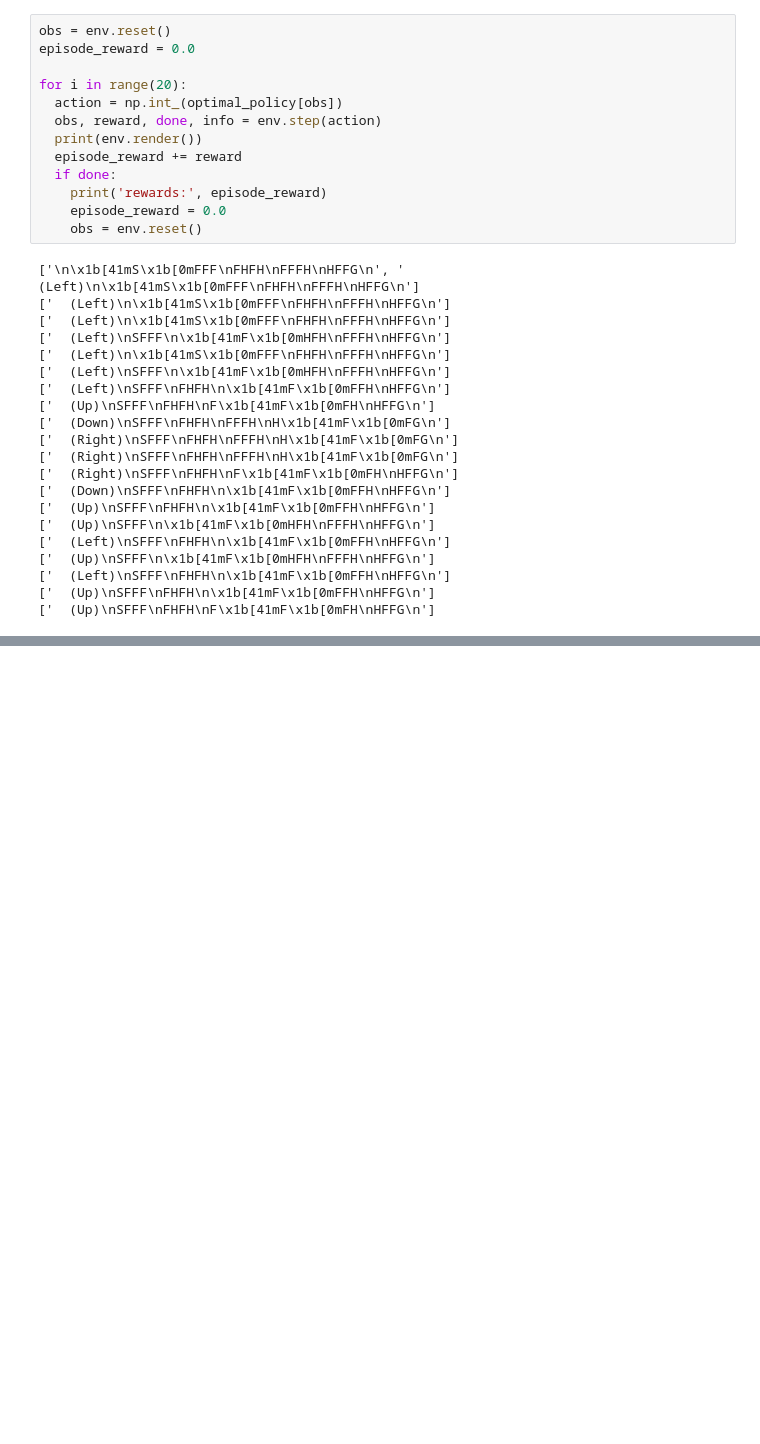
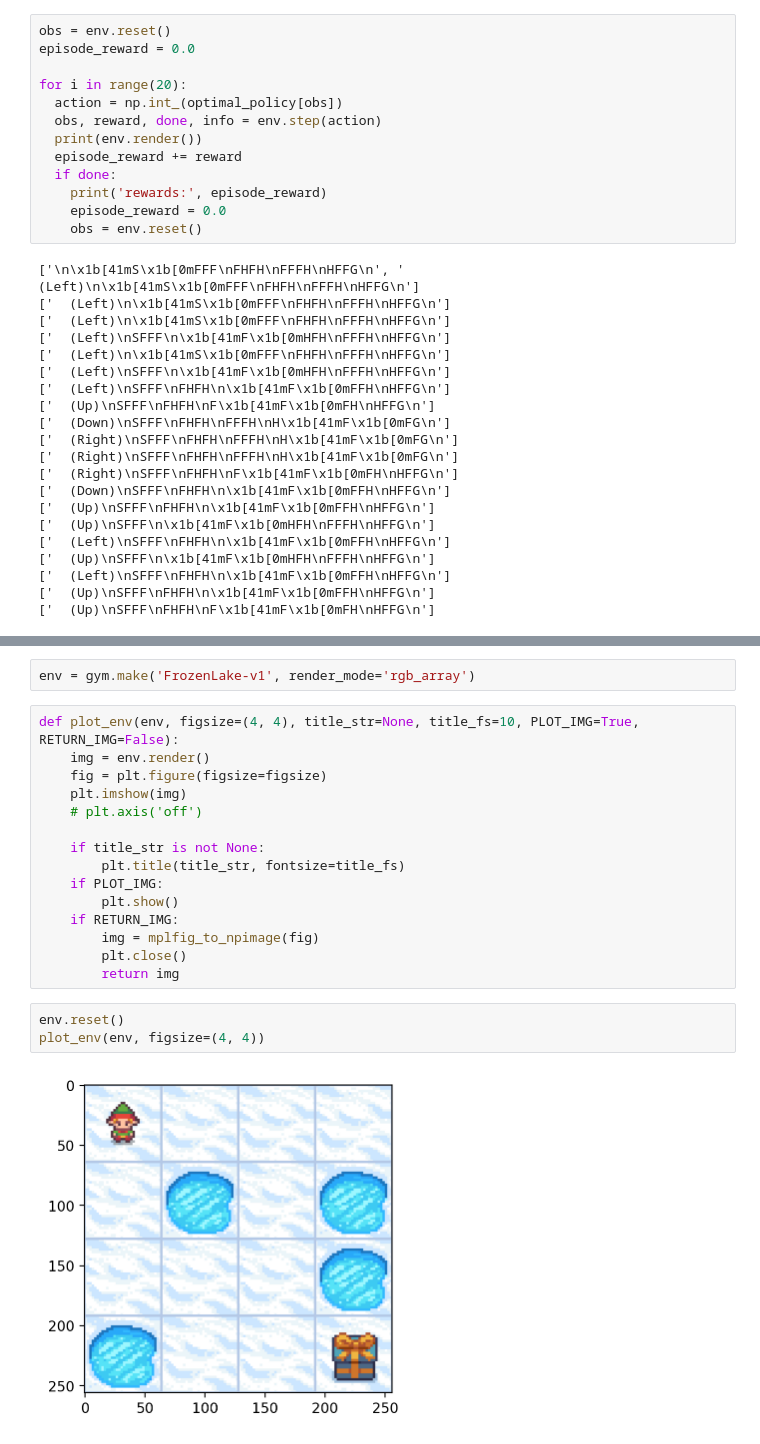
Before and after one commit to jason2133/reinforcement_learning, a Jupyter notebook: ch3/ch3_openai_gym_frozenlake_v1.ipynb, the cells around one changed output, grey strips where cells are left out. Drawn from its saved outputs; the diff is of its cells as text; blank space fills up the shorter version.

```diff
--- a/ch3/ch3_openai_gym_frozenlake_v1.ipynb
+++ b/ch3/ch3_openai_gym_frozenlake_v1.ipynb
@@ -328,0 +348,22 @@ for i in range(20):
+# %%
+env = gym.make('FrozenLake-v1', render_mode='rgb_array')
+# %%
+def plot_env(env, figsize=(4, 4), title_str=None, title_fs=10, PLOT_IMG=True, RETURN_IMG=False):
+    img = env.render()
+    fig = plt.figure(figsize=figsize)
+    plt.imshow(img)
+    # plt.axis('off')
+
+    if title_str is not None:
+        plt.title(title_str, fontsize=title_fs)
+    if PLOT_IMG:
+        plt.show()
+    if RETURN_IMG:
+        img = mplfig_to_npimage(fig)
+        plt.close()
+        return img
+# %%
+env.reset()
+plot_env(env, figsize=(4, 4))
+# %% [output]
+[figure, added]
```
Also changed, not shown: parts of 22 cells of this notebook, 4 other files.
